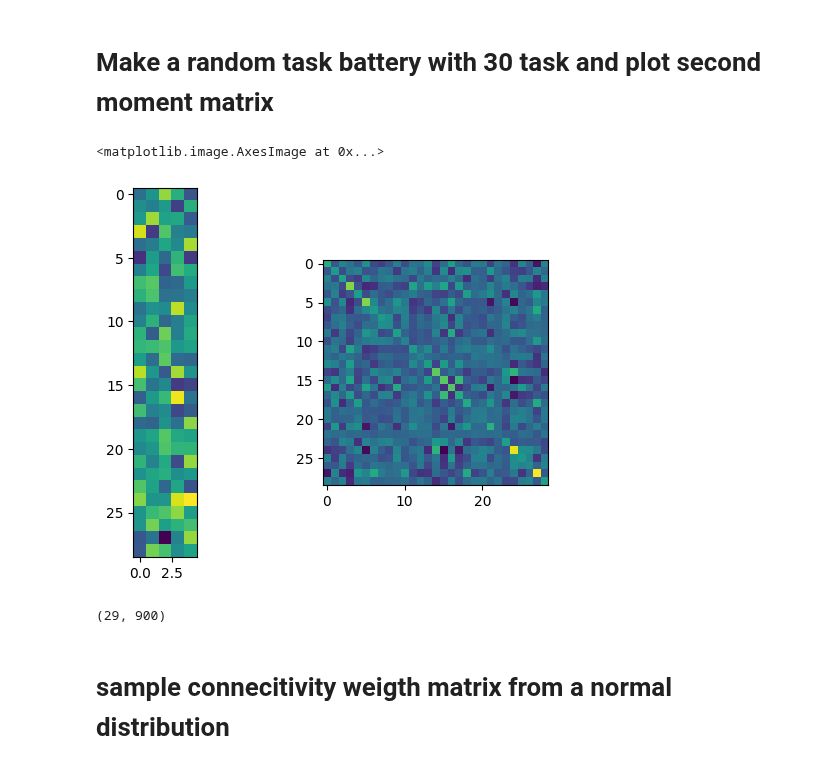
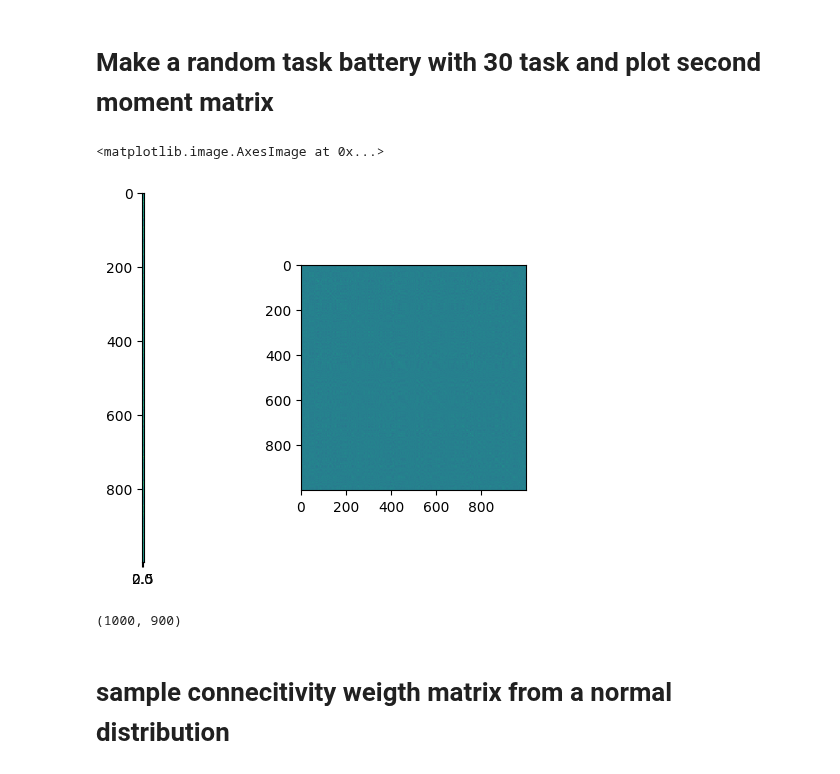
Before and after one commit to DiedrichsenLab/OptimalBattery, a Jupyter notebook: notebooks/7.sim_connectivity.ipynb, the cells around one changed output. Drawn from its saved outputs; the diff is of its cells as text; code cells hidden in the pictures.

```diff
--- a/notebooks/7.sim_connectivity.ipynb
+++ b/notebooks/7.sim_connectivity.ipynb
@@ -80,24 +80,24 @@ print(U_true_5.shape)
 # %% [markdown]
 # Make a random task battery with 30 task and plot second moment matrix
 # %%
-num_task_lib = 29
+num_task_lib = 1000
 rng= np.random.default_rng(seed=4)
 V_lib = rng.normal(0,1,(num_task_lib, K_main))
 V_lib = V_lib - V_lib.mean(axis=0,keepdims=True)
 G_lib = V_lib @ V_lib.T
 plt.subplot(1,2,1)
 plt.imshow(V_lib, cmap='viridis')
 plt.subplot(1,2,2)
 plt.imshow(V_lib @ V_lib.T, cmap='viridis')
 # %% [output]
 <matplotlib.image.AxesImage at 0x...>
-[figure, old version]
+[figure, new version]
 # %%
 X_true =V_lib @ np.array(U_true_5)
 X_true = X_true[0]
 X_true.shape
 # %% [output]
-(29, 900)
+(1000, 900)
 # %% [markdown]
 # sample connecitivity weigth matrix from a normal distribution
 # %%
```
Also changed, not shown: parts of 1 cell of this notebook, 2 other files.
